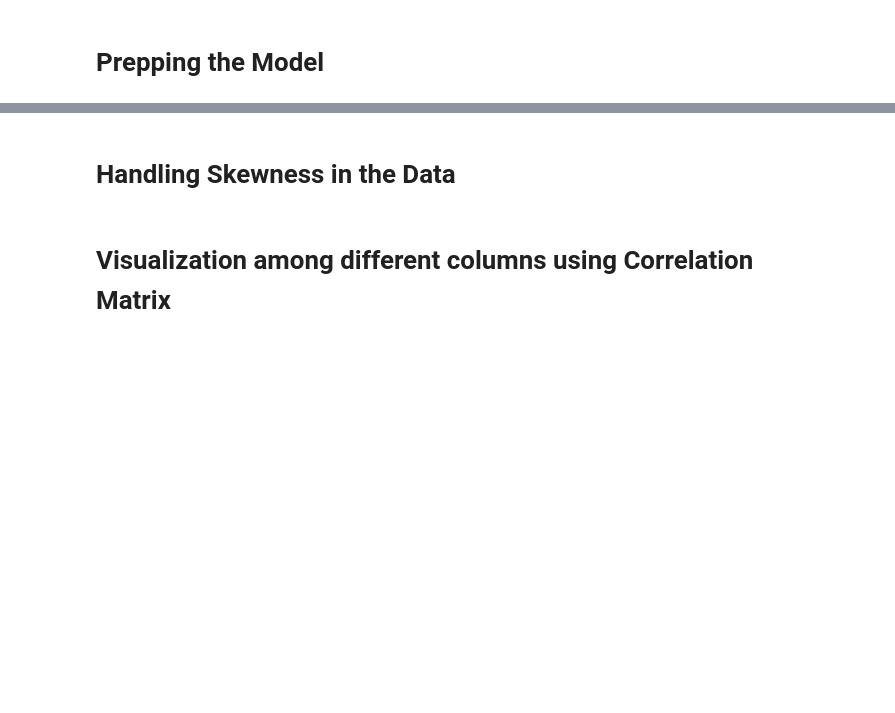
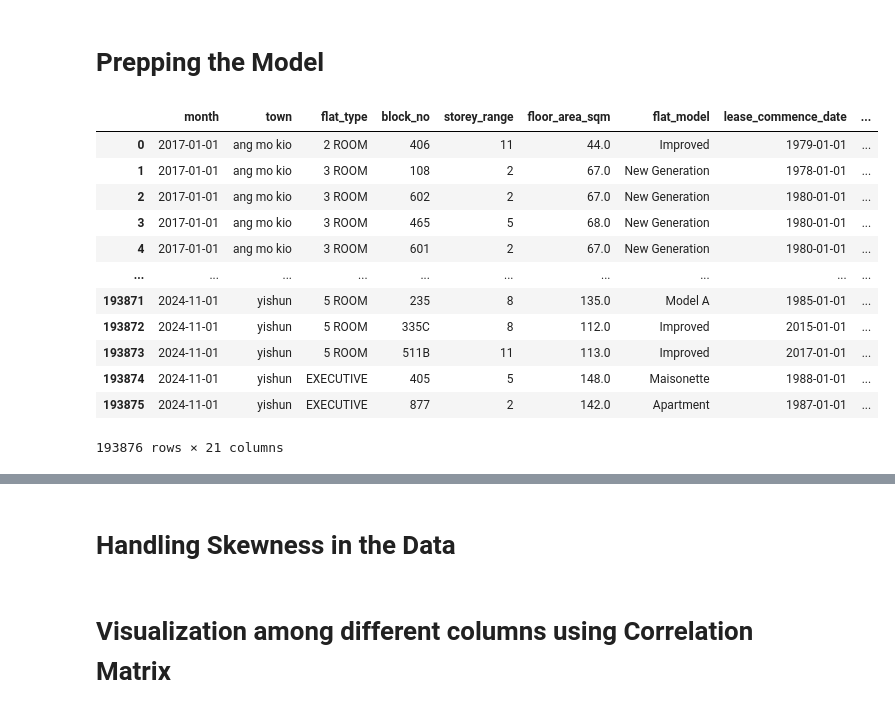
Before and after one commit to Bahbunb/Internal-ProjectsUpdated, a Jupyter notebook: Machine_Learning/ML official model .ipynb, the cells around one changed output, grey strips where cells are left out. Drawn from its saved outputs; the diff is of its cells as text; code cells hidden in the pictures; blank space fills up the shorter version.

```diff
--- a/Machine_Learning/ML official model .ipynb
+++ b/Machine_Learning/ML official model .ipynb
@@ -6,7 +6,21 @@ import numpy as np
 import warnings
 warnings.filterwarnings('ignore')
 # %%
-df = pd.read_csv('')
+df = pd.read_csv('/Users/belinda/Desktop/Internal-ProjectsUpdated/Datasets/merged_df.csv')
 df
+# %% [output]
+|  | month | town | flat_type | block_no | storey_range | floor_area_sqm | flat_model | lease_commence_date | ... |
+| 0 | 2017-01-01 | ang mo kio | 2 ROOM | 406 | 11 | 44.0 | Improved | 1979-01-01 | ... |
+| 1 | 2017-01-01 | ang mo kio | 3 ROOM | 108 | 2 | 67.0 | New Generation | 1978-01-01 | ... |
+| 2 | 2017-01-01 | ang mo kio | 3 ROOM | 602 | 2 | 67.0 | New Generation | 1980-01-01 | ... |
+| 3 | 2017-01-01 | ang mo kio | 3 ROOM | 465 | 5 | 68.0 | New Generation | 1980-01-01 | ... |
+| 4 | 2017-01-01 | ang mo kio | 3 ROOM | 601 | 2 | 67.0 | New Generation | 1980-01-01 | ... |
+| ... | ... | ... | ... | ... | ... | ... | ... | ... | ... |
+| 193871 | 2024-11-01 | yishun | 5 ROOM | 235 | 8 | 135.0 | Model A | 1985-01-01 | ... |
+| 193872 | 2024-11-01 | yishun | 5 ROOM | 335C | 8 | 112.0 | Improved | 2015-01-01 | ... |
+| 193873 | 2024-11-01 | yishun | 5 ROOM | 511B | 11 | 113.0 | Improved | 2017-01-01 | ... |
+| 193874 | 2024-11-01 | yishun | EXECUTIVE | 405 | 5 | 148.0 | Maisonette | 1988-01-01 | ... |
+| 193875 | 2024-11-01 | yishun | EXECUTIVE | 877 | 2 | 142.0 | Apartment | 1987-01-01 | ... |
+193876 rows × 21 columns
 # %%
 df.dtypes
```
Also changed, not shown: parts of 5 cells of this notebook.
